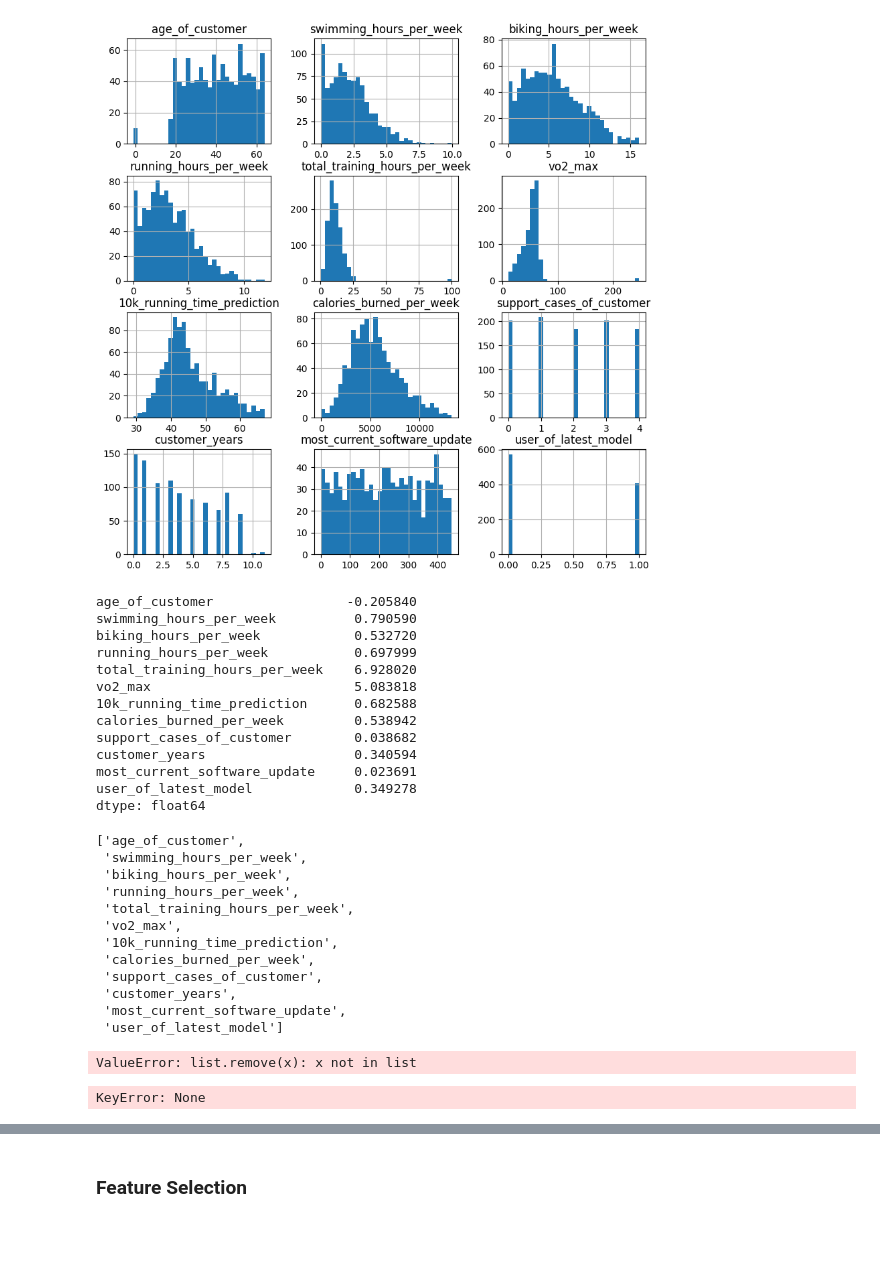
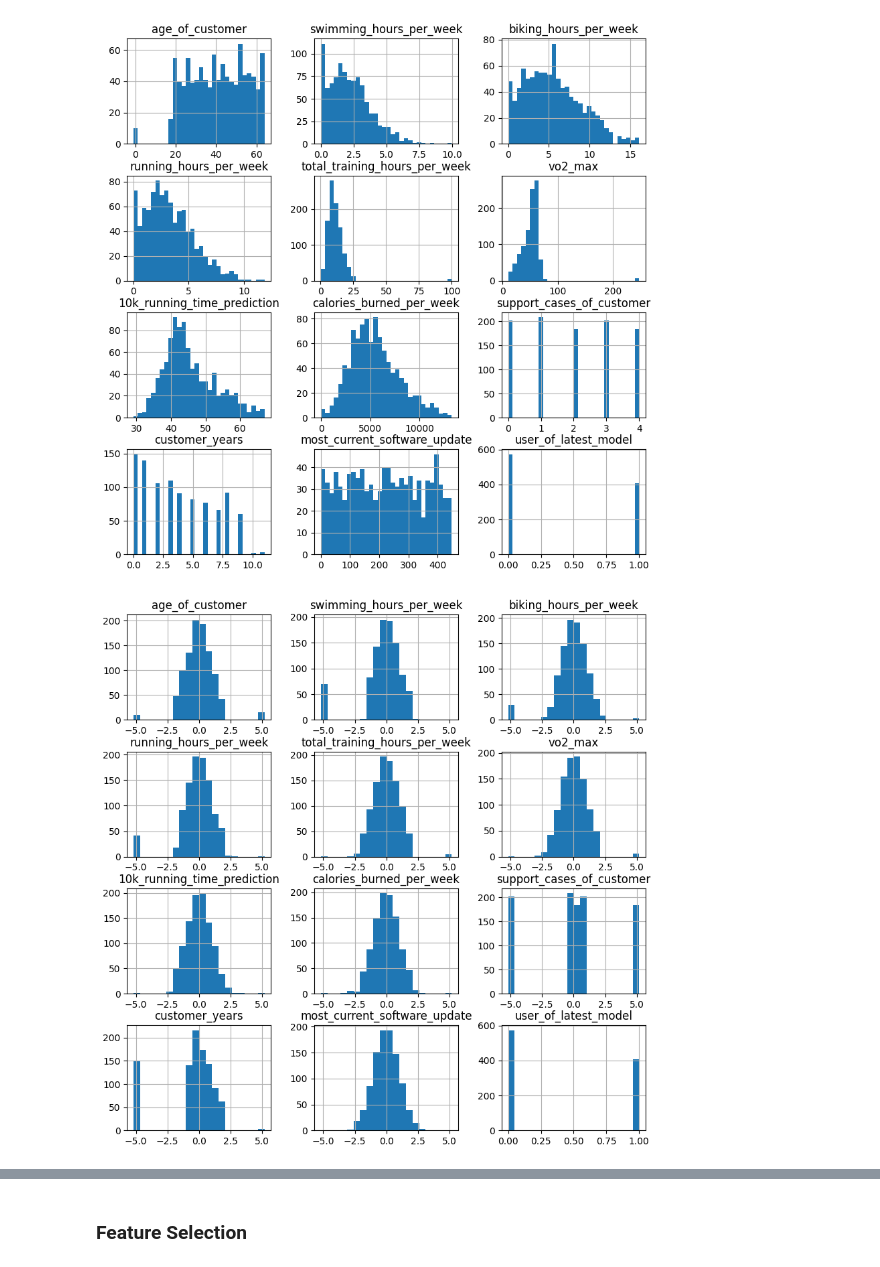
Before and after one commit to john2408/project_intro_ai, a Jupyter notebook: notebooks/Samuel/Task 2 Preprocessing.ipynb, the cells around one changed output, grey strips where cells are left out. Saved outputs shown, nothing was run; the diff lists cells and outputs as text; code cells hidden in the pictures; blank space fills up the shorter version.

Commit message:
Steps 0-8 draft finished

```diff
--- a/notebooks/Samuel/Task 2 Preprocessing.ipynb
+++ b/notebooks/Samuel/Task 2 Preprocessing.ipynb
@@ -420,60 +451,25 @@ df_step4 = df_step0.copy()
 hist = df_step4[numeric].hist(bins=30,figsize=(10, 10))
 # %% [output]
 [figure]
-# %%
-df_step4[numeric].skew()
-# %% [output]
-age_of_customer                 -0.205840
-swimming_hours_per_week          0.790590
-biking_hours_per_week            0.532720
-running_hours_per_week           0.697999
-total_training_hours_per_week    6.928020
-vo2_max                          5.083818
-10k_running_time_prediction      0.682588
-calories_burned_per_week         0.538942
-support_cases_of_customer        0.038682
-customer_years                   0.340594
-most_current_software_update     0.023691
-user_of_latest_model             0.349278
-dtype: float64
-# %%
-numeric
-# %% [output]
-['age_of_customer',
- 'swimming_hours_per_week',
- 'biking_hours_per_week',
- 'running_hours_per_week',
- 'total_training_hours_per_week',
- 'vo2_max',
- '10k_running_time_prediction',
- 'calories_burned_per_week',
- 'support_cases_of_customer',
- 'customer_years',
- 'most_current_software_update',
- 'user_of_latest_model']
 # %%
-numericwithoutlabel = numeric.remove('user_of_latest_model')
+numericwithoutlabel = numeric.copy()
 
-numericwithoutlabel
+# remove label from the numeric list
+numericwithoutlabel.remove('user_of_latest_model')
-# %% [output]
-ValueError: list.remove(x): x not in list
 # %%
 from sklearn.preprocessing import QuantileTransformer
-
-# remove label from the numeric list
-#numericwithoutlabel = numeric.remove('user_of_latest_model')
 
 # Initialize QuantileTransformer to transform numerical features into a normal distribution
 qt = QuantileTransformer(n_quantiles=25, output_distribution='normal', random_state=0)
 
 # Apply the transformation to all numerical columns
 trans_x = qt.fit_transform(df_step4[numericwithoutlabel])
 
 # Convert the transformed array back to a DataFrame and replace original numerical columns
 df_step4[numericwithoutlabel] = pd.DataFrame(trans_x, columns=numericwithoutlabel, index=df_step4.index)
 
 # Plot histograms for each numerical column to visualize the distribution
-df_step4[numericwithoutlabel].hist(bins=20, figsize=(10, 10))
+df_step4[numeric].hist(bins=20, figsize=(10, 10))
 plt.show()
 # %% [output]
-KeyError: None
+[figure, added]
```
Also changed, not shown: parts of 29 cells of this notebook.
